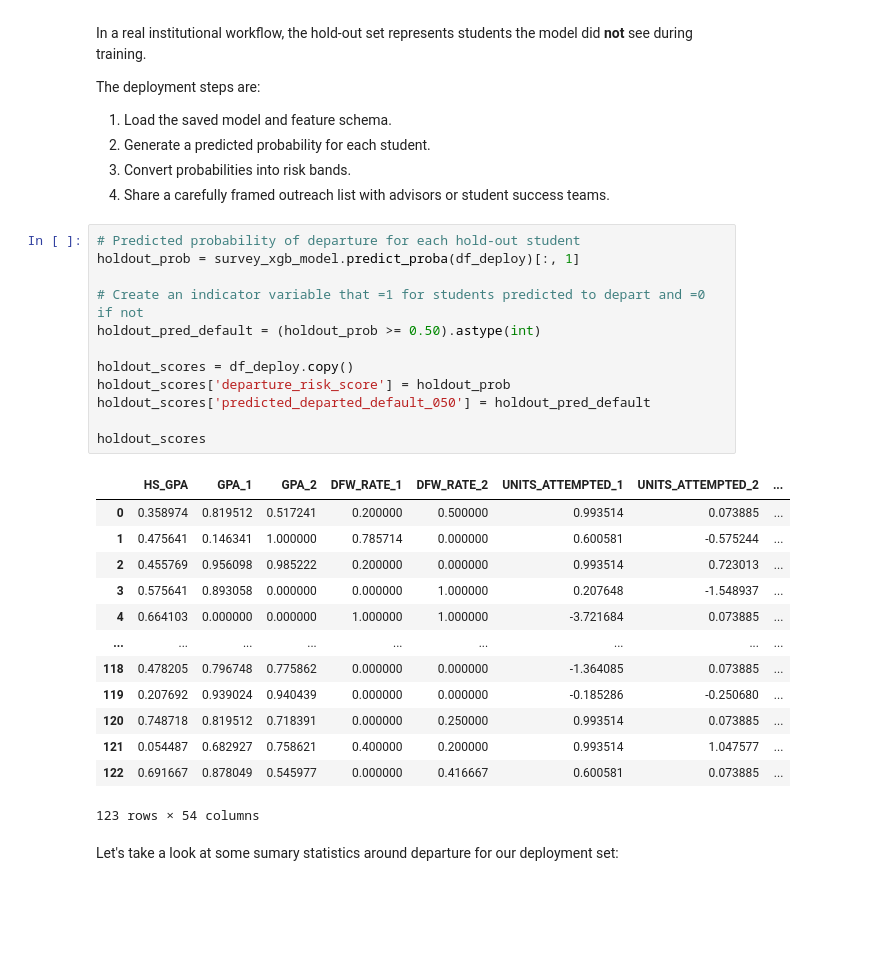
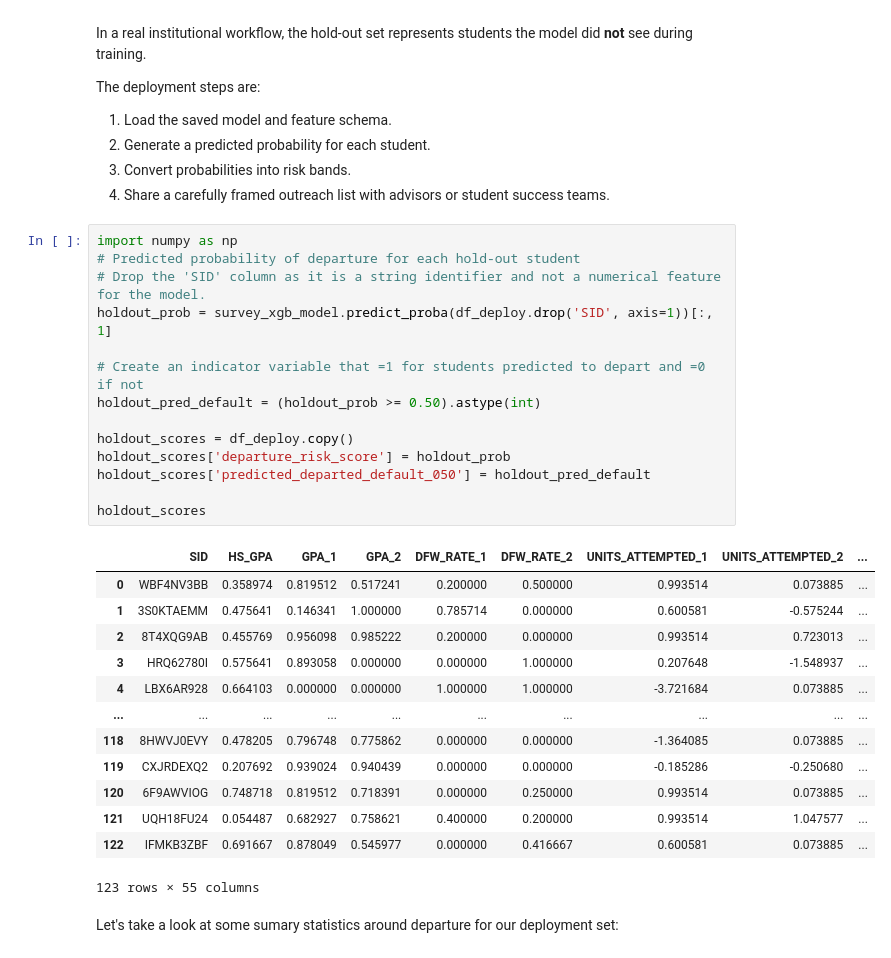
Before and after one commit to jcapitz/Applied-Data-Analytics-For-Higher-Education-Course-3, a Jupyter notebook: module_8_ml_in_survey_data/8.5 Final Model Selection and Deployment.ipynb, the cells around one changed output. Cells and saved outputs as stored; diff of their text form; blank space fills up the shorter version.

```diff
--- a/module_8_ml_in_survey_data/8.5 Final Model Selection and Deployment.ipynb
+++ b/module_8_ml_in_survey_data/8.5 Final Model Selection and Deployment.ipynb
@@ -130,31 +160,33 @@ The deployment steps are:
 3. Convert probabilities into risk bands.
 4. Share a carefully framed outreach list with advisors or student success teams.
 # %%
+import numpy as np
 # Predicted probability of departure for each hold-out student
-holdout_prob = survey_xgb_model.predict_proba(df_deploy)[:, 1]
+# Drop the 'SID' column as it is a string identifier and not a numerical feature for the model.
+holdout_prob = survey_xgb_model.predict_proba(df_deploy.drop('SID', axis=1))[:, 1]
 
 # Create an indicator variable that =1 for students predicted to depart and =0 if not
 holdout_pred_default = (holdout_prob >= 0.50).astype(int)
 
 holdout_scores = df_deploy.copy()
 holdout_scores['departure_risk_score'] = holdout_prob
 holdout_scores['predicted_departed_default_050'] = holdout_pred_default
 
 holdout_scores
 # %% [output]
-|  | HS_GPA | GPA_1 | GPA_2 | DFW_RATE_1 | DFW_RATE_2 | UNITS_ATTEMPTED_1 | UNITS_ATTEMPTED_2 | ... |
-| 0 | 0.358974 | 0.819512 | 0.517241 | 0.200000 | 0.500000 | 0.993514 | 0.073885 | ... |
-| 1 | 0.475641 | 0.146341 | 1.000000 | 0.785714 | 0.000000 | 0.600581 | -0.575244 | ... |
-| 2 | 0.455769 | 0.956098 | 0.985222 | 0.200000 | 0.000000 | 0.993514 | 0.723013 | ... |
-| 3 | 0.575641 | 0.893058 | 0.000000 | 0.000000 | 1.000000 | 0.207648 | -1.548937 | ... |
-| 4 | 0.664103 | 0.000000 | 0.000000 | 1.000000 | 1.000000 | -3.721684 | 0.073885 | ... |
-| ... | ... | ... | ... | ... | ... | ... | ... | ... |
-| 118 | 0.478205 | 0.796748 | 0.775862 | 0.000000 | 0.000000 | -1.364085 | 0.073885 | ... |
-| 119 | 0.207692 | 0.939024 | 0.940439 | 0.000000 | 0.000000 | -0.185286 | -0.250680 | ... |
-| 120 | 0.748718 | 0.819512 | 0.718391 | 0.000000 | 0.250000 | 0.993514 | 0.073885 | ... |
-| 121 | 0.054487 | 0.682927 | 0.758621 | 0.400000 | 0.200000 | 0.993514 | 1.047577 | ... |
-| 122 | 0.691667 | 0.878049 | 0.545977 | 0.000000 | 0.416667 | 0.600581 | 0.073885 | ... |
+|  | SID | HS_GPA | GPA_1 | GPA_2 | DFW_RATE_1 | DFW_RATE_2 | UNITS_ATTEMPTED_1 | UNITS_ATTEMPTED_2 | ... |
+| 0 | WBF4NV3BB | 0.358974 | 0.819512 | 0.517241 | 0.200000 | 0.500000 | 0.993514 | 0.073885 | ... |
+| 1 | 3S0KTAEMM | 0.475641 | 0.146341 | 1.000000 | 0.785714 | 0.000000 | 0.600581 | -0.575244 | ... |
+| 2 | 8T4XQG9AB | 0.455769 | 0.956098 | 0.985222 | 0.200000 | 0.000000 | 0.993514 | 0.723013 | ... |
+| 3 | HRQ62780I | 0.575641 | 0.893058 | 0.000000 | 0.000000 | 1.000000 | 0.207648 | -1.548937 | ... |
+| 4 | LBX6AR928 | 0.664103 | 0.000000 | 0.000000 | 1.000000 | 1.000000 | -3.721684 | 0.073885 | ... |
+| ... | ... | ... | ... | ... | ... | ... | ... | ... | ... |
+| 118 | 8HWVJ0EVY | 0.478205 | 0.796748 | 0.775862 | 0.000000 | 0.000000 | -1.364085 | 0.073885 | ... |
+| 119 | CXJRDEXQ2 | 0.207692 | 0.939024 | 0.940439 | 0.000000 | 0.000000 | -0.185286 | -0.250680 | ... |
+| 120 | 6F9AWVIOG | 0.748718 | 0.819512 | 0.718391 | 0.000000 | 0.250000 | 0.993514 | 0.073885 | ... |
+| 121 | UQH18FU24 | 0.054487 | 0.682927 | 0.758621 | 0.400000 | 0.200000 | 0.993514 | 1.047577 | ... |
+| 122 | IFMKB3ZBF | 0.691667 | 0.878049 | 0.545977 | 0.000000 | 0.416667 | 0.600581 | 0.073885 | ... |
-123 rows × 54 columns
+123 rows × 55 columns
 # %% [markdown]
 Let's take a look at some sumary statistics around departure for our deployment set:
 # %%
```
Also changed, not shown: parts of 4 cells of this notebook.
